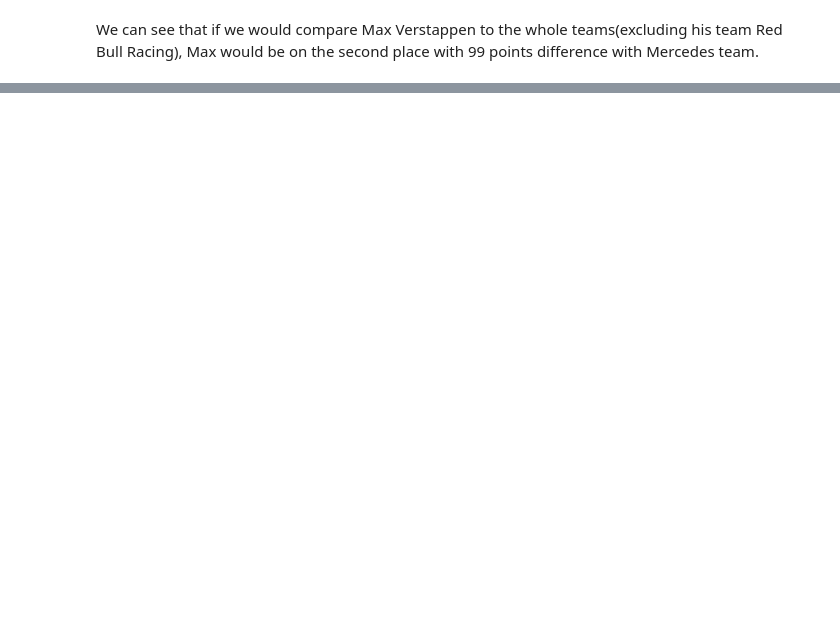
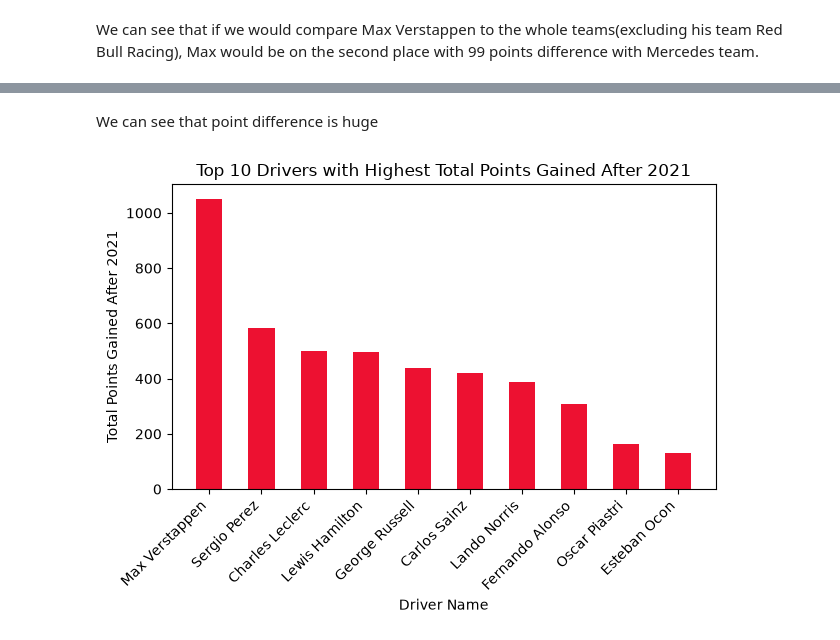
Before and after one commit to skyaax/f1_project, a Jupyter notebook: f1.ipynb, the cells around one changed output, grey strips where cells are left out. Cells and saved outputs as stored; diff of their text form; code cells hidden in the pictures; blank space fills up the shorter version.

```diff
--- a/f1.ipynb
+++ b/f1.ipynb
@@ -275,0 +304,4 @@ plt.bar("Max Verstappen", max_points, color='Blue', width=0.5)
+# %%
+results_analysis["sum_of_points_after_2021"] = results_analysis.where(lambda x: results_analysis["season"] > 2021).groupby("driver_id")["points"].transform("sum")
+results_analysis_after_2021 = results_analysis[["full_name","sum_of_points_after_2021"]].drop_duplicates().sort_values(by="sum_of_points_after_2021", ascending=False).head(10)
+results_analysis_after_2021
@@ -275,0 +320,12 @@ plt.bar("Max Verstappen", max_points, color='Blue', width=0.5)
+# %% [markdown]
+We can see that point difference is huge
+# %%
+plt.bar(results_analysis_after_2021["full_name"], results_analysis_after_2021["sum_of_points_after_2021"], color='#ED1131', width=0.5)
+plt.title("Top 10 Drivers with Highest Total Points Gained After 2021")
+plt.xlabel("Driver Name")
+plt.ylabel("Total Points Gained After 2021")
+plt.xticks(rotation=45, ha='right')
+plt.tight_layout()
+plt.show()
+# %% [output]
+[figure, added]
```
Also changed, not shown: parts of 18 cells of this notebook.
